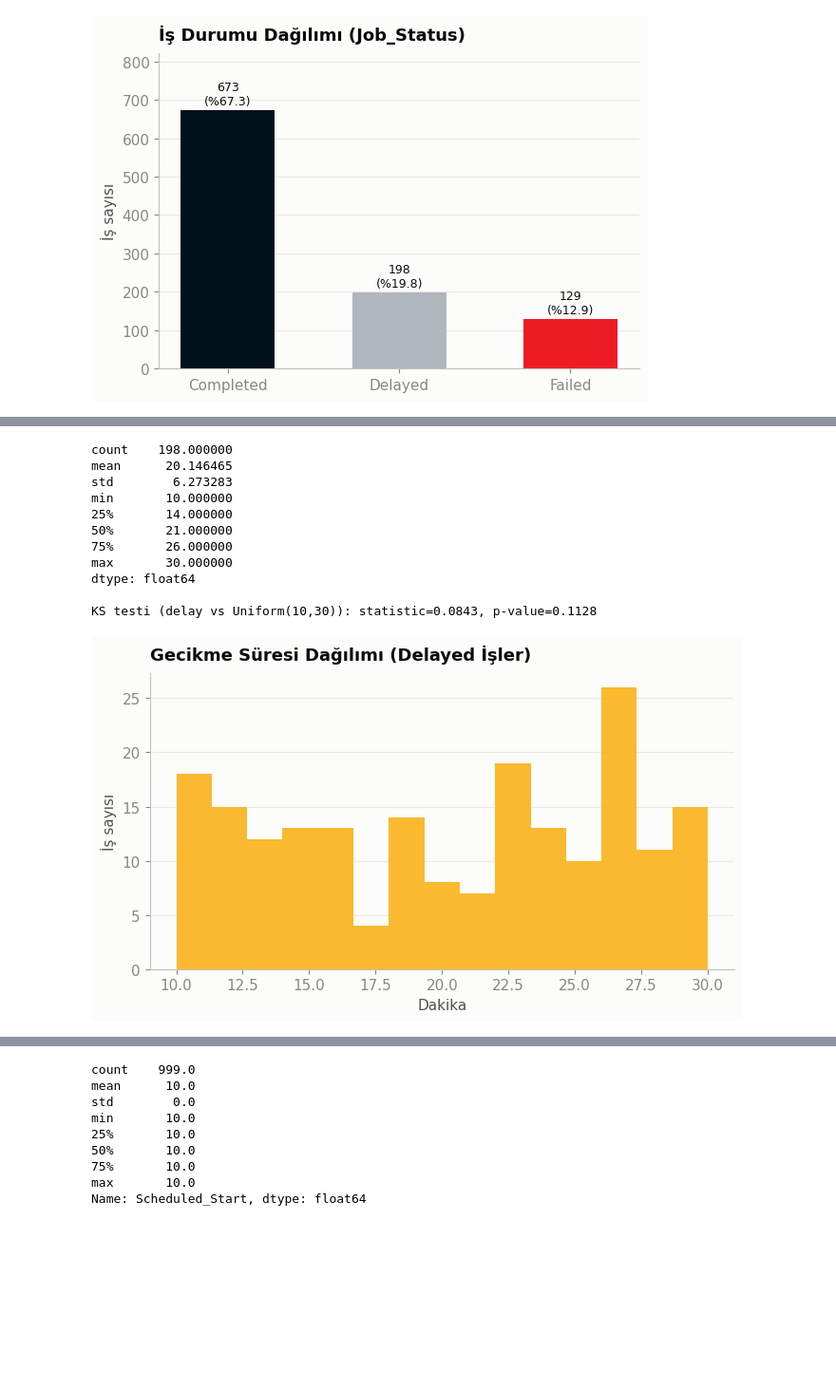
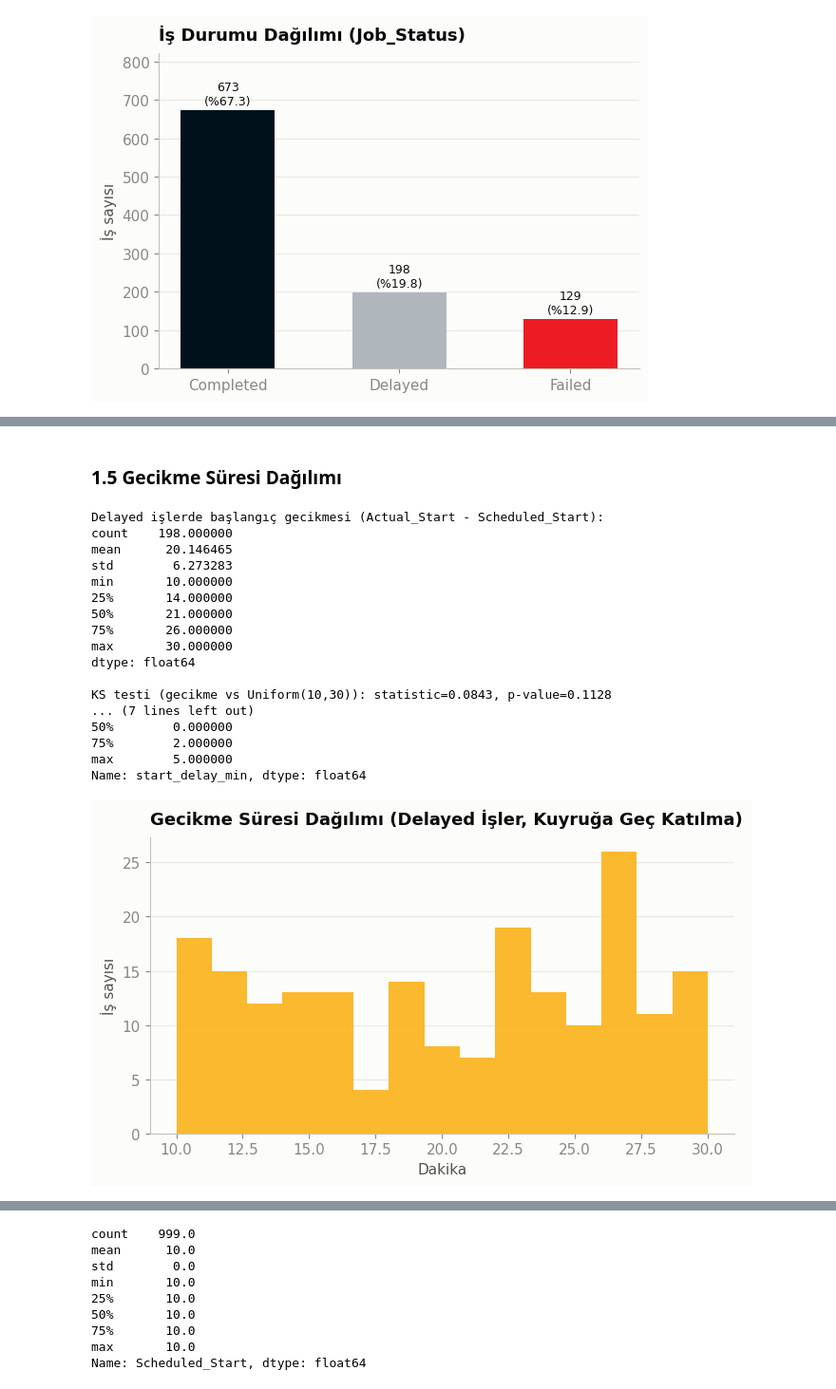
Before and after one commit to gizemetyemezge/two-machine-DES-Reinforcement-Learning, a Jupyter notebook: DES_RL_Uretim_Hatti_Optimizasyonu_ANA.ipynb, the cells around one changed output, grey strips where cells are left out. Shown at 95% size. Cells and saved outputs as stored; diff of their text form; code cells hidden in the pictures; blank space fills up the shorter version.

```diff
--- a/DES_RL_Uretim_Hatti_Optimizasyonu_ANA.ipynb
+++ b/DES_RL_Uretim_Hatti_Optimizasyonu_ANA.ipynb
@@ -224,11 +254,16 @@ ct_op = pd.crosstab(df['Operation_Type'], df['Job_Status'])
 chi2_op, p_op, _, _ = stats.chi2_contingency(ct_op)
 ct_m = pd.crosstab(df['Machine_ID'], df['Job_Status'])
 chi2_m, p_m, _, _ = stats.chi2_contingency(ct_m)
+
+
+df['time_bin'] = pd.qcut(df['Scheduled_Start'], 4, labels=['Dönem 1', 'Dönem 2', 'Dönem 3', 'Dönem 4'])
+ct_t = pd.crosstab(df['time_bin'], df['Job_Status'])
+chi2_t, p_t, _, _ = stats.chi2_contingency(ct_t)
+
 print(f"Job_Status ~ Operation_Type ki-kare: chi2={chi2_op:.3f}, p={p_op:.4f}")
 print(f"Job_Status ~ Machine_ID     ki-kare: chi2={chi2_m:.3f}, p={p_m:.4f}")
-print("\n-> Her iki p-değeri de 0.05'in üzerinde: İş durumu istatistiksel olarak")
-print("   operasyon tipinden ve makineden BAĞIMSIZ. Bu nedenle DES modelinde sabit")
-print("   olasılıklı bir durum dağılımı (0.673 / 0.198 / 0.129) kullanmak savunulabilir.")
+print(f"Job_Status ~ Zaman dönemi   ki-kare: chi2={chi2_t:.3f}, p={p_t:.4f}")
+
 
 fig, axes = plt.subplots(1, 2, figsize=(11,4.4), sharey=True)
 props_op = pd.crosstab(df['Operation_Type'], df['Job_Status'], normalize='index')[order]*100
@@ -257,0 +292,8 @@ zamanı arasındaki fark (`Actual_Start - Scheduled_Start`).
+# %%
+df['actual_dur_min'] = (df['Actual_End'] - df['Actual_Start']).dt.total_seconds() / 60
+
+comp_and_delayed = df[df['Job_Status'].isin(['Completed', 'Delayed'])]
+diff = comp_and_delayed['actual_dur_min'] - comp_and_delayed['Processing_Time']
+print("Actual_End - Actual_Start ile Processing_Time farkı (Completed + Delayed işler):")
+print(diff.describe())
+print(f"\nFark sıfırdan farklı olan iş sayısı: {(diff.abs() > 1e-6).sum()} / {len(diff)}")
@@ -258,27 +313,40 @@ zamanı arasındaki fark (`Actual_Start - Scheduled_Start`).
+# %% [markdown]
+### 1.5 Gecikme Süresi Dağılımı
 # %%
 df['start_delay_min'] = (df['Actual_Start'] - df['Scheduled_Start']).dt.total_seconds() / 60
 delayed = df[df['Job_Status']=='Delayed']
 delay_vals = delayed['start_delay_min'].values
+print("Delayed işlerde başlangıç gecikmesi (Actual_Start - Scheduled_Start):")
 print(pd.Series(delay_vals).describe())
 
 ks_delay = stats.kstest(delay_vals, 'uniform', args=(10, 20))
-print(f"\nKS testi (delay vs Uniform(10,30)): statistic={ks_delay.statistic:.4f}, p-value={ks_delay.pvalue:.4f}")
+print(f"\nKS testi (gecikme vs Uniform(10,30)): statistic={ks_delay.statistic:.4f}, p-value={ks_delay.pvalue:.4f}")
+
+completed = df[df['Job_Status']=='Completed']
+print("\nCompleted işlerde başlangıç sapması (referans için, ~0 olmalı):")
+print(completed['start_delay_min'].describe())
 
 fig, ax = plt.subplots(figsize=(7,4.2))
 ax.hist(delay_vals, bins=15, color=STATUS['warning'], alpha=0.9)
-style_ax(ax, "Gecikme Süresi Dağılımı (Delayed İşler)", "Dakika", "İş sayısı")
+style_ax(ax, "Gecikme Süresi Dağılımı (Delayed İşler, Kuyruğa Geç Katılma)", "Dakika", "İş sayısı")
 fig.tight_layout()
 plt.show()
 # %% [output]
+Delayed işlerde başlangıç gecikmesi (Actual_Start - Scheduled_Start):
 count    198.000000
 mean      20.146465
 std        6.273283
 min       10.000000
 25%       14.000000
 50%       21.000000
 75%       26.000000
 max       30.000000
 dtype: float64
 
-KS testi (delay vs Uniform(10,30)): statistic=0.0843, p-value=0.1128
+KS testi (gecikme vs Uniform(10,30)): statistic=0.0843, p-value=0.1128
+... (7 lines left out)
+50%        0.000000
+75%        2.000000
+max        5.000000
+Name: start_delay_min, dtype: float64
-[figure, old version]
+[figure, new version]
```
Also changed, not shown: parts of 119 cells of this notebook.
